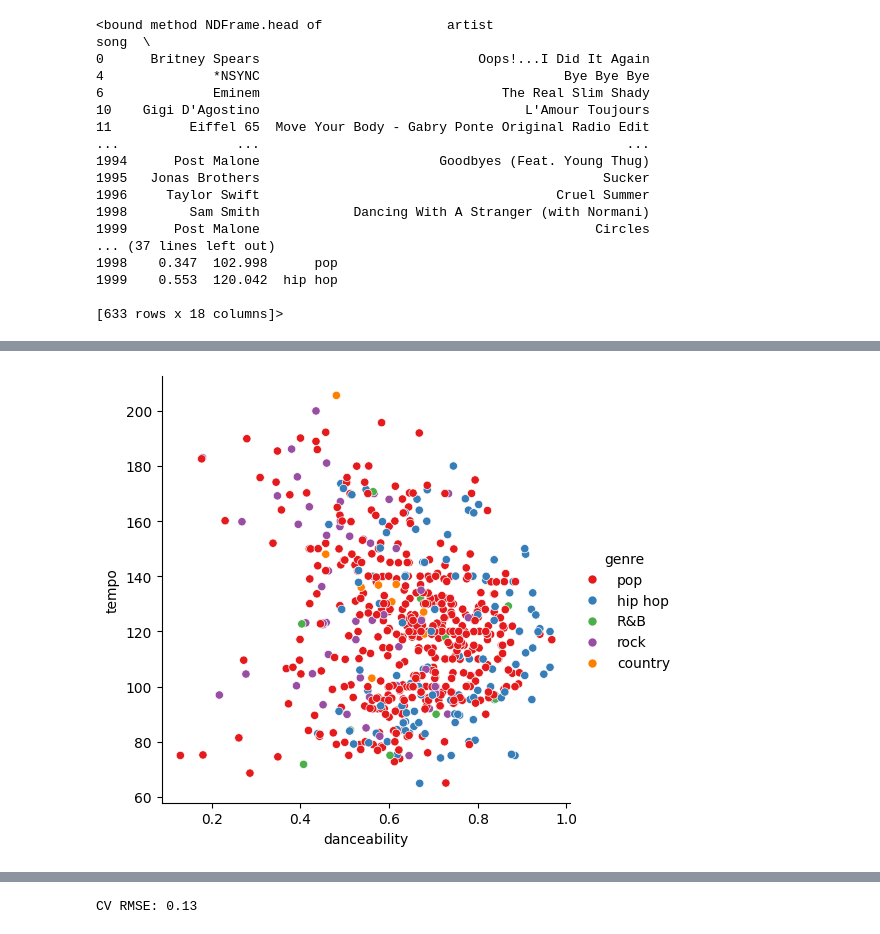
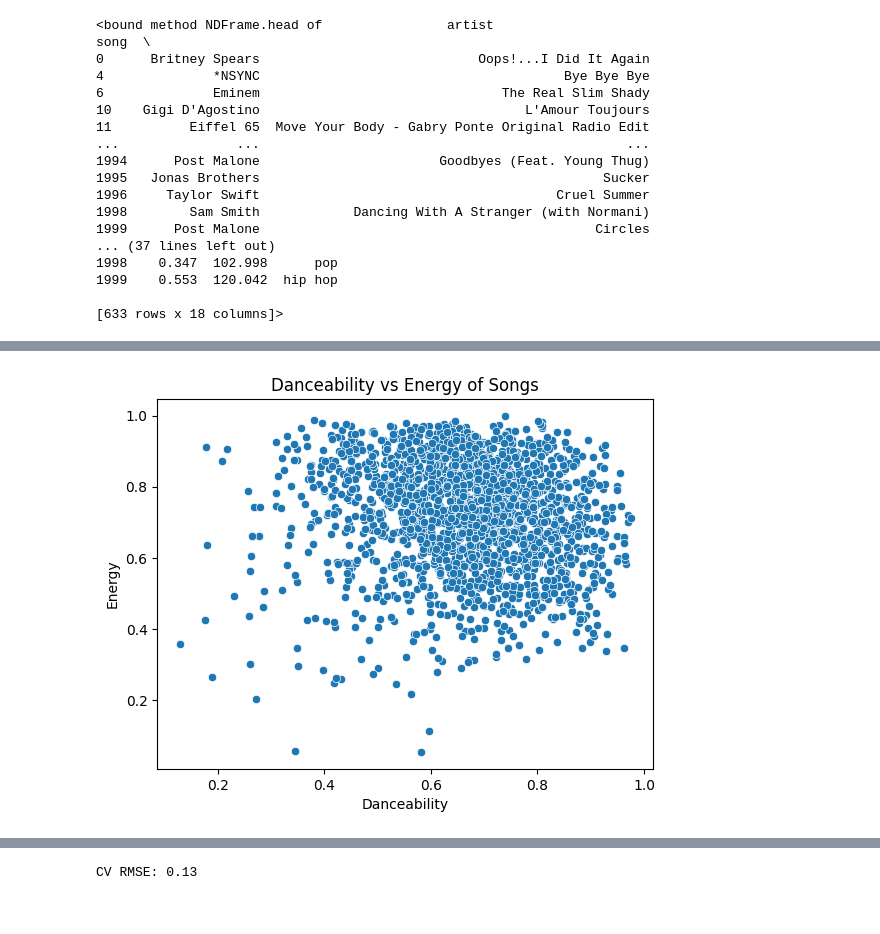
Before and after one commit to nevradiker/DATA201, a Jupyter notebook: Project_3.ipynb, the cells around one changed output, grey strips where cells are left out. Saved outputs shown, nothing was run; the diff lists cells and outputs as text; code cells hidden in the pictures.

```diff
--- a/Project_3.ipynb
+++ b/Project_3.ipynb
@@ -112,9 +94,9 @@ plt.show()
-# %%
-# Create scatterplot of tempo vs. danceability
-sns.relplot(x = "danceability", y = "tempo",
-            data = filtered_songs, kind = "scatter", hue = 'genre', palette = 'Set1')
-
-# Showing the plot
-plt.show()
-# %% [output]
-[figure, removed]
+# %%
+# Scatterplot comparing danceability and energy of a song
+sns.scatterplot(x='danceability', y='energy', data=songs)
+plt.title('Danceability vs Energy of Songs')
+plt.xlabel('Danceability')
+plt.ylabel('Energy')
+plt.show()
+# %% [output]
+[figure, added]
```
Also changed, not shown: parts of 3 cells of this notebook.
